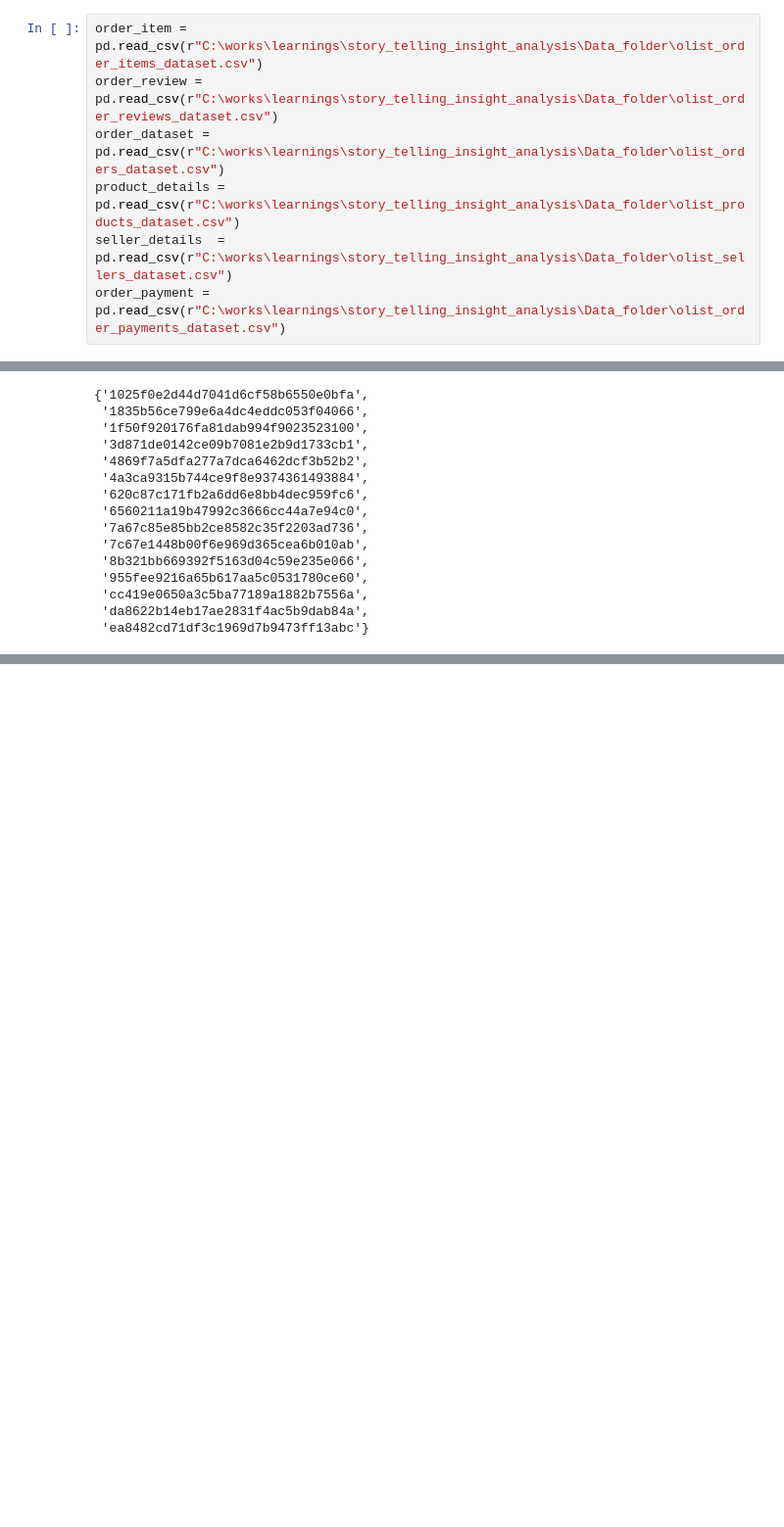
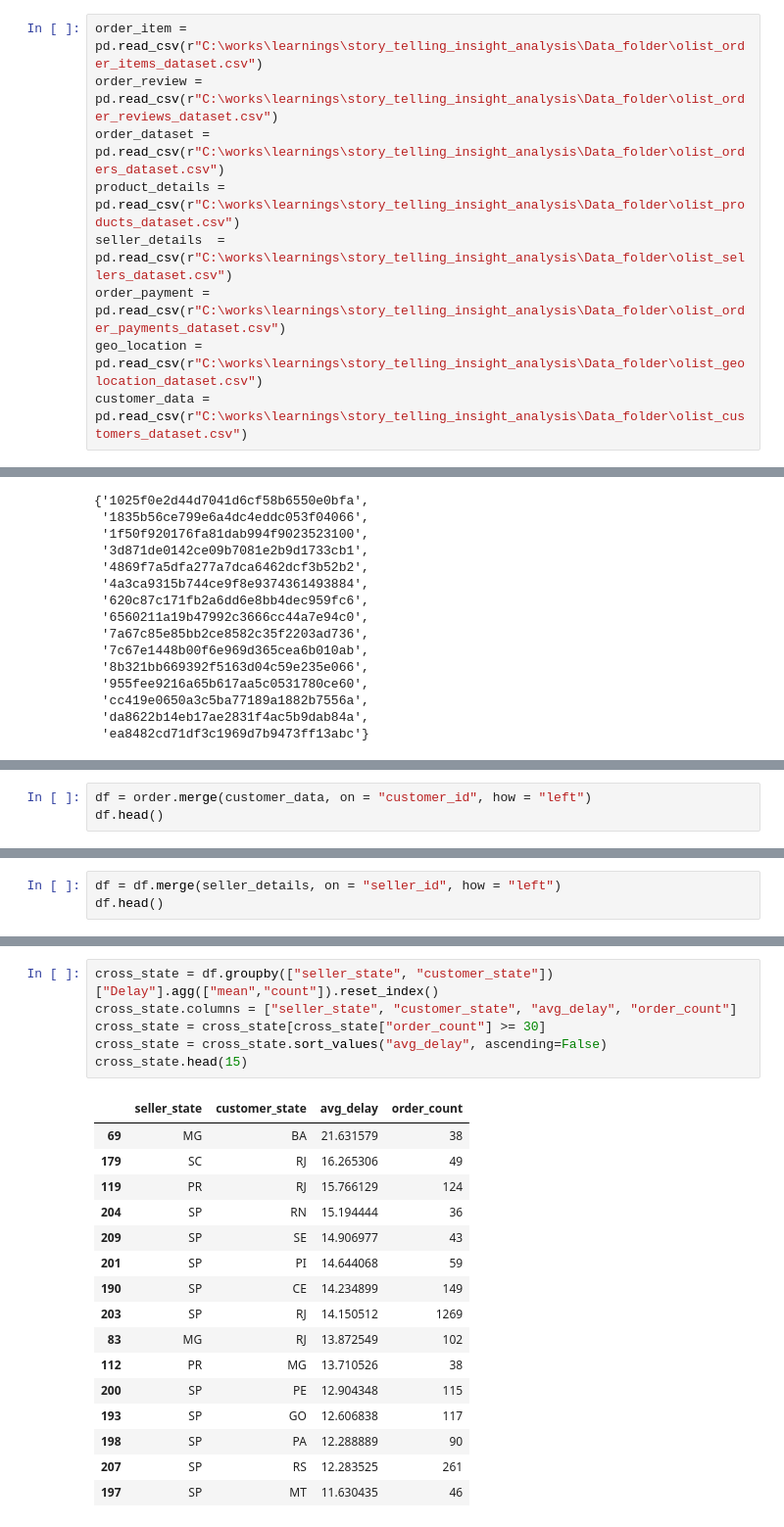
Before and after one commit to RithikDatascientist/works, a Jupyter notebook: learnings/story_telling_insight_analysis/brazill_ecommerce_anlaysis.ipynb, the cells around one changed output, grey strips where cells are left out. Shown at 98% size. Cells and saved outputs as stored; diff of their text form; blank space fills up the shorter version.

```diff
--- a/learnings/story_telling_insight_analysis/brazill_ecommerce_anlaysis.ipynb
+++ b/learnings/story_telling_insight_analysis/brazill_ecommerce_anlaysis.ipynb
@@ -8,3 +8,5 @@ order_dataset = pd.read_csv(r"C:\works\learnings\story_telling_insight_analysis\
 product_details = pd.read_csv(r"C:\works\learnings\story_telling_insight_analysis\Data_folder\olist_products_dataset.csv")
 seller_details  = pd.read_csv(r"C:\works\learnings\story_telling_insight_analysis\Data_folder\olist_sellers_dataset.csv")
 order_payment = pd.read_csv(r"C:\works\learnings\story_telling_insight_analysis\Data_folder\olist_order_payments_dataset.csv")
+geo_location = pd.read_csv(r"C:\works\learnings\story_telling_insight_analysis\Data_folder\olist_geolocation_dataset.csv")
+customer_data = pd.read_csv(r"C:\works\learnings\story_telling_insight_analysis\Data_folder\olist_customers_dataset.csv")
@@ -382,0 +411,3 @@ delay_seller_bad_review_sellers
+# %%
+df = order.merge(customer_data, on = "customer_id", how = "left")
+df.head()
@@ -382,0 +421,3 @@ delay_seller_bad_review_sellers
+# %%
+df = df.merge(seller_details, on = "seller_id", how = "left")
+df.head()
@@ -382,0 +469,23 @@ delay_seller_bad_review_sellers
+# %%
+cross_state = df.groupby(["seller_state", "customer_state"])["Delay"].agg(["mean","count"]).reset_index()
+cross_state.columns = ["seller_state", "customer_state", "avg_delay", "order_count"]
+cross_state = cross_state[cross_state["order_count"] >= 30]
+cross_state = cross_state.sort_values("avg_delay", ascending=False)
+cross_state.head(15)
+# %% [output]
+|  | seller_state | customer_state | avg_delay | order_count |
+| 69 | MG | BA | 21.631579 | 38 |
+| 179 | SC | RJ | 16.265306 | 49 |
+| 119 | PR | RJ | 15.766129 | 124 |
+| 204 | SP | RN | 15.194444 | 36 |
+| 209 | SP | SE | 14.906977 | 43 |
+| 201 | SP | PI | 14.644068 | 59 |
+| 190 | SP | CE | 14.234899 | 149 |
+| 203 | SP | RJ | 14.150512 | 1269 |
+| 83 | MG | RJ | 13.872549 | 102 |
+| 112 | PR | MG | 13.710526 | 38 |
+| 200 | SP | PE | 12.904348 | 115 |
+| 193 | SP | GO | 12.606838 | 117 |
+| 198 | SP | PA | 12.288889 | 90 |
+| 207 | SP | RS | 12.283525 | 261 |
+| 197 | SP | MT | 11.630435 | 46 |
```
Also changed, not shown: parts of 7 cells of this notebook.
